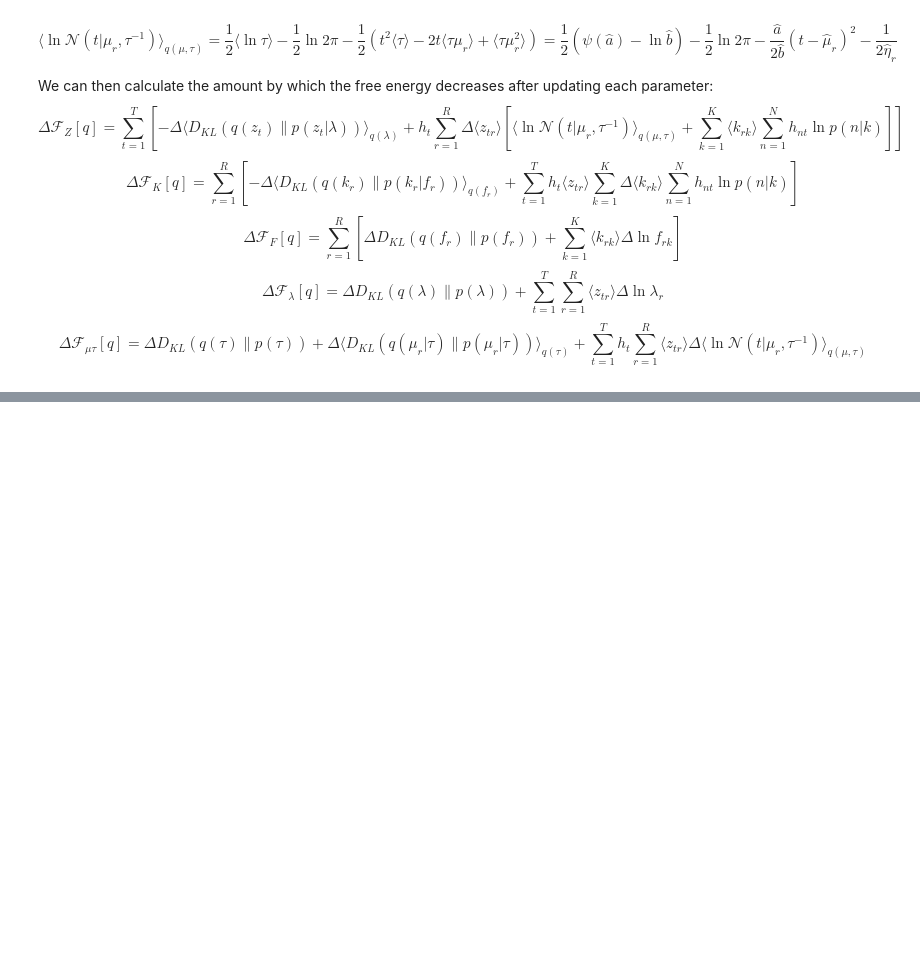
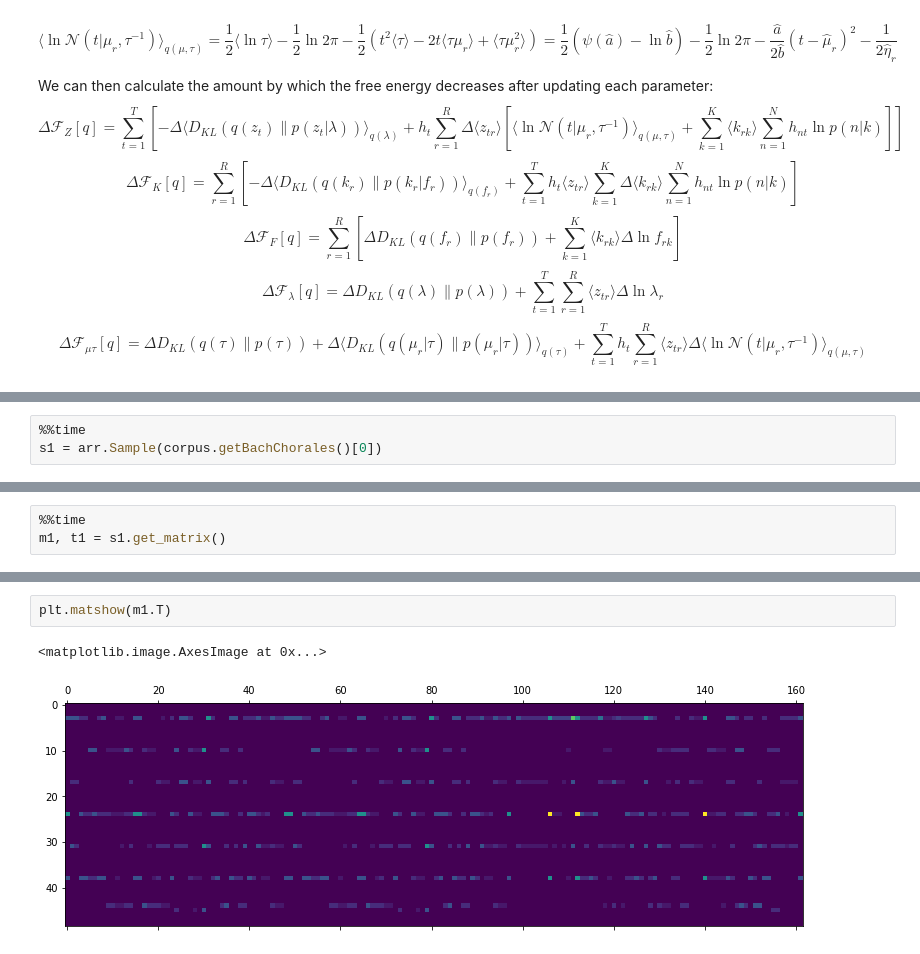
Before and after one commit to meagtan/harmonizer, a Jupyter notebook: modulation.ipynb, the cells around one changed output, grey strips where cells are left out. Drawn from its saved outputs; the diff is of its cells as text; blank space fills up the shorter version.

```diff
--- a/modulation.ipynb
+++ b/modulation.ipynb
@@ -195,3 +214,6 @@ def findkeyks(s):
 def histtodict(h, i = 0):
     'Convert histogram to dictionary with numeric keys, optionally with offset.'
     return dict(((freqs.tones.index(str(n)) - i) % len(freqs.tones), h[n]) for n in h)
+# %%
+%%time
+s1 = arr.Sample(corpus.getBachChorales()[0])
@@ -197,0 +227,3 @@ def histtodict(h, i = 0):
+# %%
+%%time
+m1, t1 = s1.get_matrix()
@@ -197,0 +233,5 @@ def histtodict(h, i = 0):
+# %%
+plt.matshow(m1.T)
+# %% [output]
+<matplotlib.image.AxesImage at 0x...>
+[figure, added]
```
Also changed, not shown: parts of 42 cells of this notebook, 1 other file.
